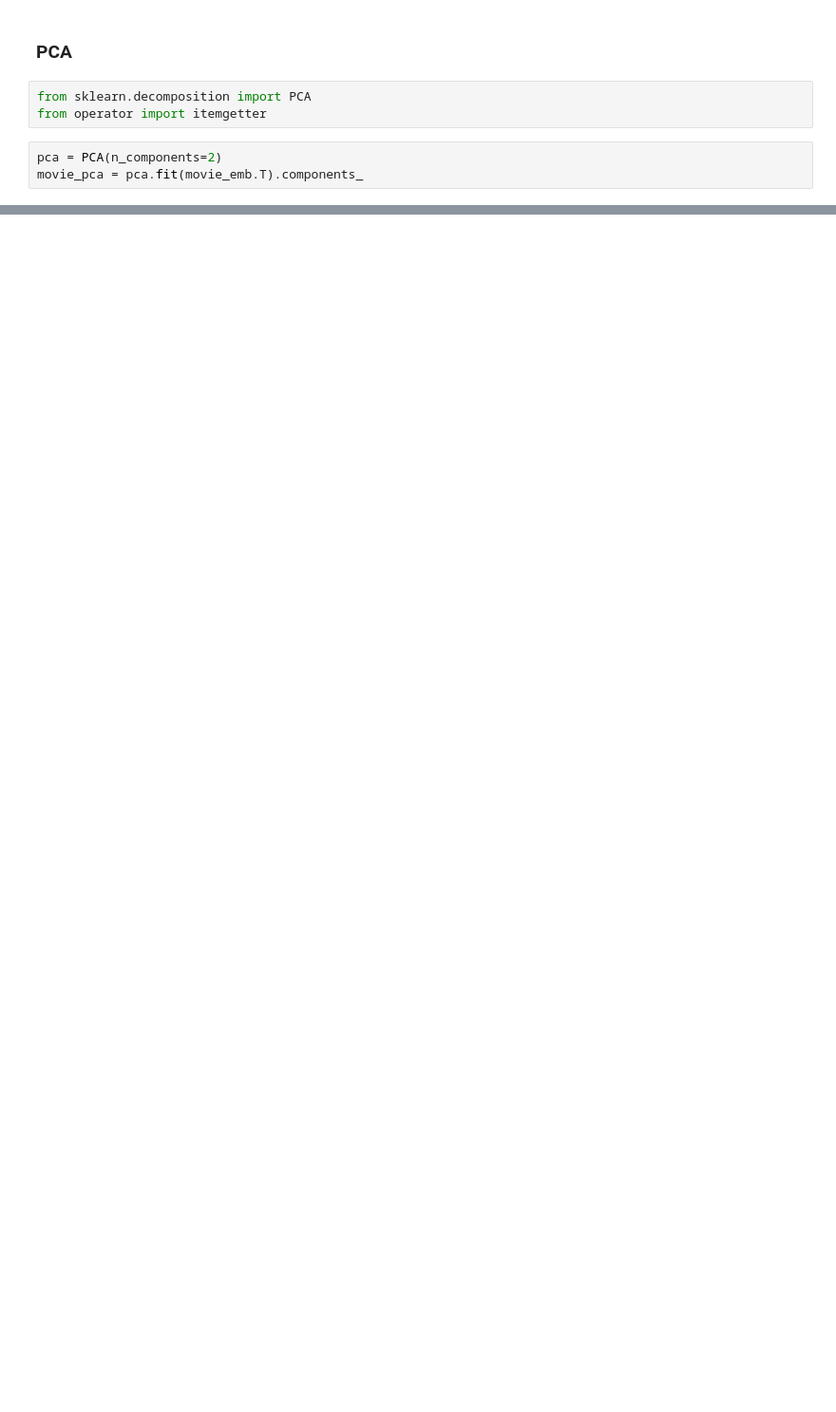
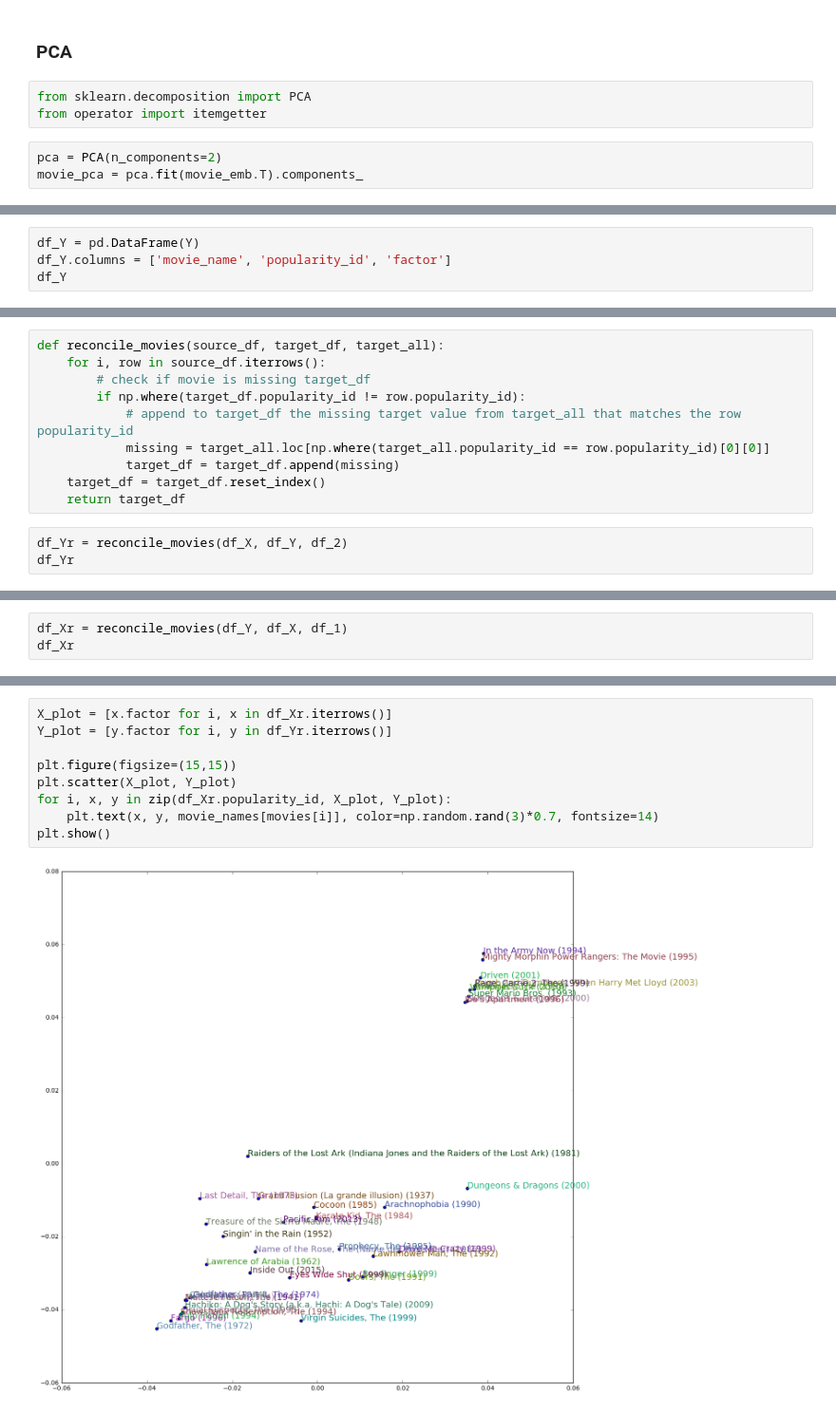
Before and after one commit to iconix/fast.ai, a Jupyter notebook: nbs/lesson4-hmwk.ipynb, the cells around one changed output, grey strips where cells are left out. Shown at 95% size. Saved outputs shown, nothing was run; the diff lists cells and outputs as text; blank space fills up the shorter version.

```diff
--- a/nbs/lesson4-hmwk.ipynb
+++ b/nbs/lesson4-hmwk.ipynb
@@ -639,0 +693,4 @@ sorted(movie_comp2, key=itemgetter(0), reverse=True)[:10]
+# %%
+df_Y = pd.DataFrame(Y)
+df_Y.columns = ['movie_name', 'popularity_id', 'factor']
+df_Y
@@ -639,0 +715,13 @@ sorted(movie_comp2, key=itemgetter(0), reverse=True)[:10]
+# %%
+def reconcile_movies(source_df, target_df, target_all):
+    for i, row in source_df.iterrows():
+        # check if movie is missing target_df
+        if np.where(target_df.popularity_id != row.popularity_id):
+            # append to target_df the missing target value from target_all that matches the row popularity_id
+            missing = target_all.loc[np.where(target_all.popularity_id == row.popularity_id)[0][0]]
+            target_df = target_df.append(missing)
+    target_df = target_df.reset_index()
+    return target_df
+# %%
+df_Yr = reconcile_movies(df_X, df_Y, df_2)
+df_Yr
@@ -639,0 +746,3 @@ sorted(movie_comp2, key=itemgetter(0), reverse=True)[:10]
+# %%
+df_Xr = reconcile_movies(df_Y, df_X, df_1)
+df_Xr
@@ -639,0 +773,11 @@ sorted(movie_comp2, key=itemgetter(0), reverse=True)[:10]
+# %%
+X_plot = [x.factor for i, x in df_Xr.iterrows()]
+Y_plot = [y.factor for i, y in df_Yr.iterrows()]
+
+plt.figure(figsize=(15,15))
+plt.scatter(X_plot, Y_plot)
+for i, x, y in zip(df_Xr.popularity_id, X_plot, Y_plot):
+    plt.text(x, y, movie_names[movies[i]], color=np.random.rand(3)*0.7, fontsize=14)
+plt.show()
+# %% [output]
+[figure, added]
```
Also changed, not shown: parts of 58 cells of this notebook.
